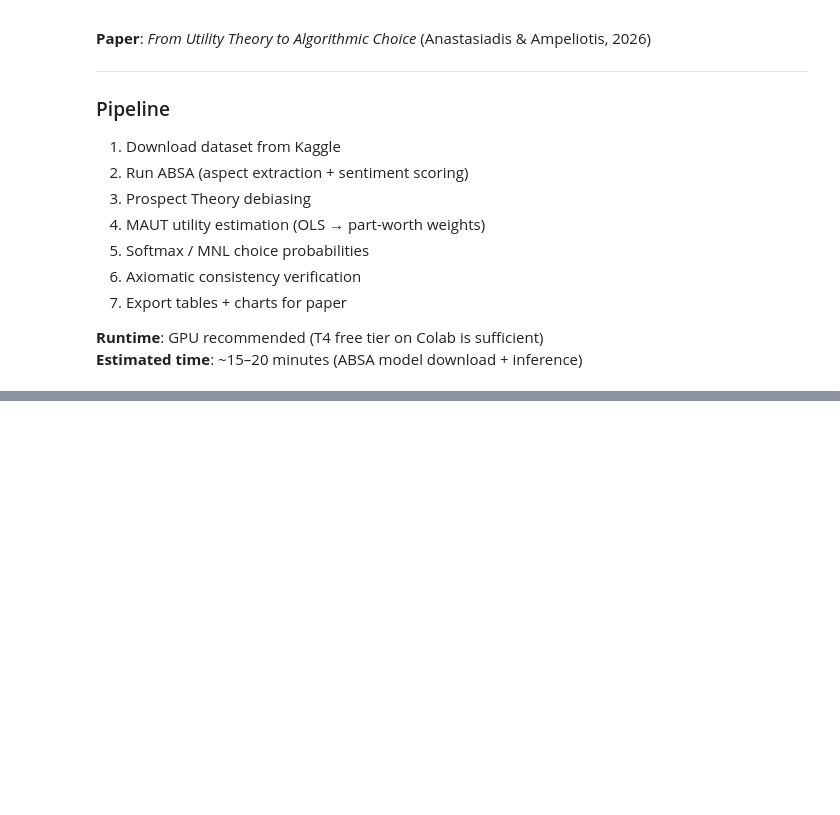
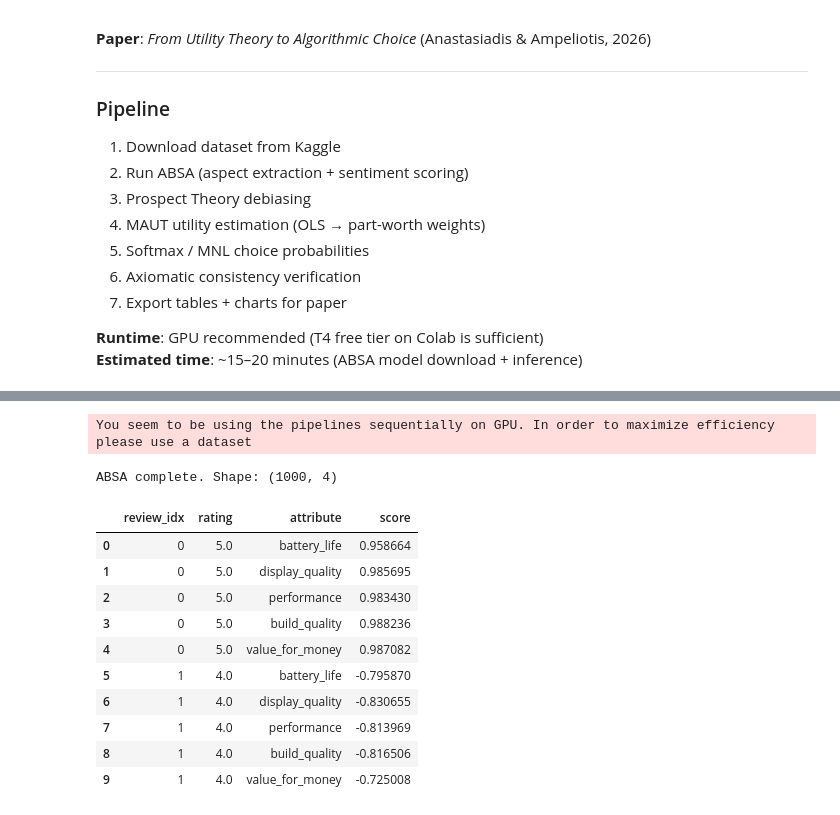
Before and after one commit to Atheoxaris/TBCA-Amazon-Laptop-Reviews, a Jupyter notebook: TBCA_Colab_Notebook.ipynb, the cells around one changed output, grey strips where cells are left out. Saved outputs shown, nothing was run; the diff lists cells and outputs as text; code cells hidden in the pictures; blank space fills up the shorter version.

```diff
--- a/TBCA_Colab_Notebook.ipynb
+++ b/TBCA_Colab_Notebook.ipynb
@@ -256,0 +169,13 @@ print(df_absa_mapped['attribute'].value_counts())
+# %%
+# Cell 4 — ABSA με HuggingFace pipeline (αντί PyABSA)
+from transformers import pipeline
+
+# Pretrained ABSA model — fine-tuned στο SemEval Laptop14 dataset
+# Ακριβώς το dataset που αναφέρεται στο paper σου (Pontiki et al., 2016)
+absa_model = pipeline(
+    "text-classification",
+    model="yangheng/deberta-v3-base-absa-v1.1",
+    tokenizer="yangheng/deberta-v3-base-absa-v1.1",
+    device=0 if device == 'cuda' else -1
+)
+print("ABSA model loaded.")
@@ -256,0 +205,67 @@ print(df_absa_mapped['attribute'].value_counts())
+# %%
+# Cell 4b — ABSA inference με aspect prompting
+# Η τεχνική: για κάθε review ρωτάμε το μοντέλο ξεχωριστά για κάθε attribute
+
+ASPECT_QUERIES = {
+    'battery_life':    ['battery', 'battery life', 'charge'],
+    'display_quality': ['screen', 'display', 'resolution'],
+    'performance':     ['performance', 'speed', 'processor'],
+    'build_quality':   ['build quality', 'keyboard', 'design'],
+    'value_for_money': ['price', 'value', 'worth the money'],
+}
+
+LABEL_TO_SCORE = {
+    'positive': 1.0,
+    'negative': -1.0,
+    'neutral':   0.0
+}
+
+records = []
+
+for idx, row in df_sample.iterrows():
+    text = row['text']
+    rating = row['rating']
+
+    for attribute, aspect_terms in ASPECT_QUERIES.items():
+        scores = []
+        for aspect in aspect_terms:
+            # Format: "[CLS] aspect [SEP] review text"
+            input_text = f"{aspect} [SEP] {text[:400]}"
+            try:
+                result = absa_model(input_text, truncation=True, max_length=512)
+                label = result[0]['label'].lower()
+                conf  = result[0]['score']
+                raw_score = LABEL_TO_SCORE.get(label, 0.0)
+                scores.append(raw_score * conf)
+            except:
+                scores.append(0.0)
+
+        # Average across aspect term variants
+        final_score = float(np.mean(scores)) if scores else 0.0
+        records.append({
+            'review_idx': idx,
+            'rating':     rating,
+            'attribute':  attribute,
+            'score':      final_score
+        })
+
+    if idx % 20 == 0:
+        print(f'Processed {idx}/{len(df_sample)} reviews', end='\r')
+
+df_absa = pd.DataFrame(records)
+print(f'\nABSA complete. Shape: {df_absa.shape}')
+df_absa.head(10)
+# %% [output]
+You seem to be using the pipelines sequentially on GPU. In order to maximize efficiency please use a dataset
+ABSA complete. Shape: (1000, 4)
+|  | review_idx | rating | attribute | score |
+| 0 | 0 | 5.0 | battery_life | 0.958664 |
+| 1 | 0 | 5.0 | display_quality | 0.985695 |
+| 2 | 0 | 5.0 | performance | 0.983430 |
+| 3 | 0 | 5.0 | build_quality | 0.988236 |
+| 4 | 0 | 5.0 | value_for_money | 0.987082 |
+| 5 | 1 | 4.0 | battery_life | -0.795870 |
+| 6 | 1 | 4.0 | display_quality | -0.830655 |
+| 7 | 1 | 4.0 | performance | -0.813969 |
+| 8 | 1 | 4.0 | build_quality | -0.816506 |
+| 9 | 1 | 4.0 | value_for_money | -0.725008 |
```
Also changed, not shown: parts of 43 cells of this notebook.
